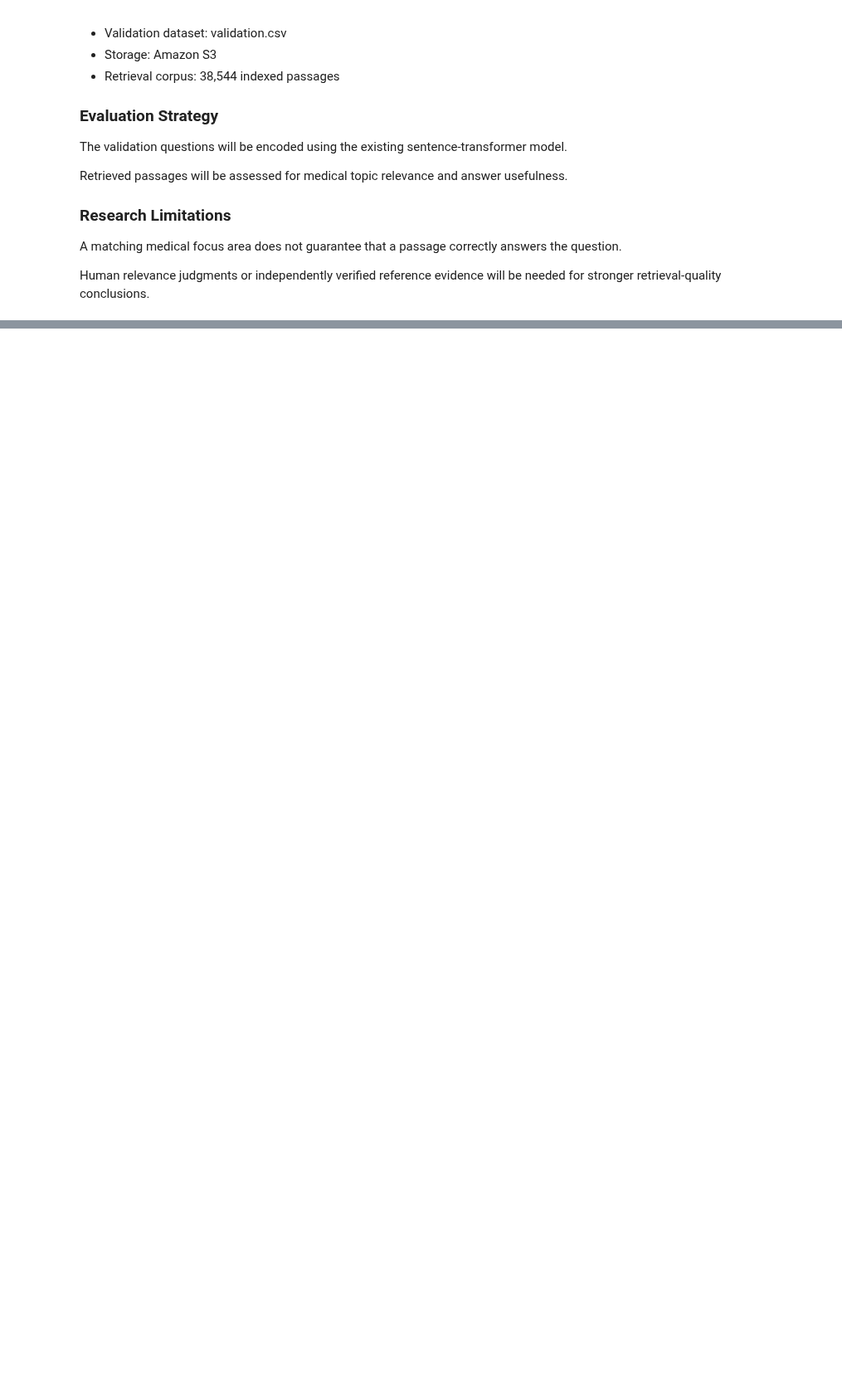
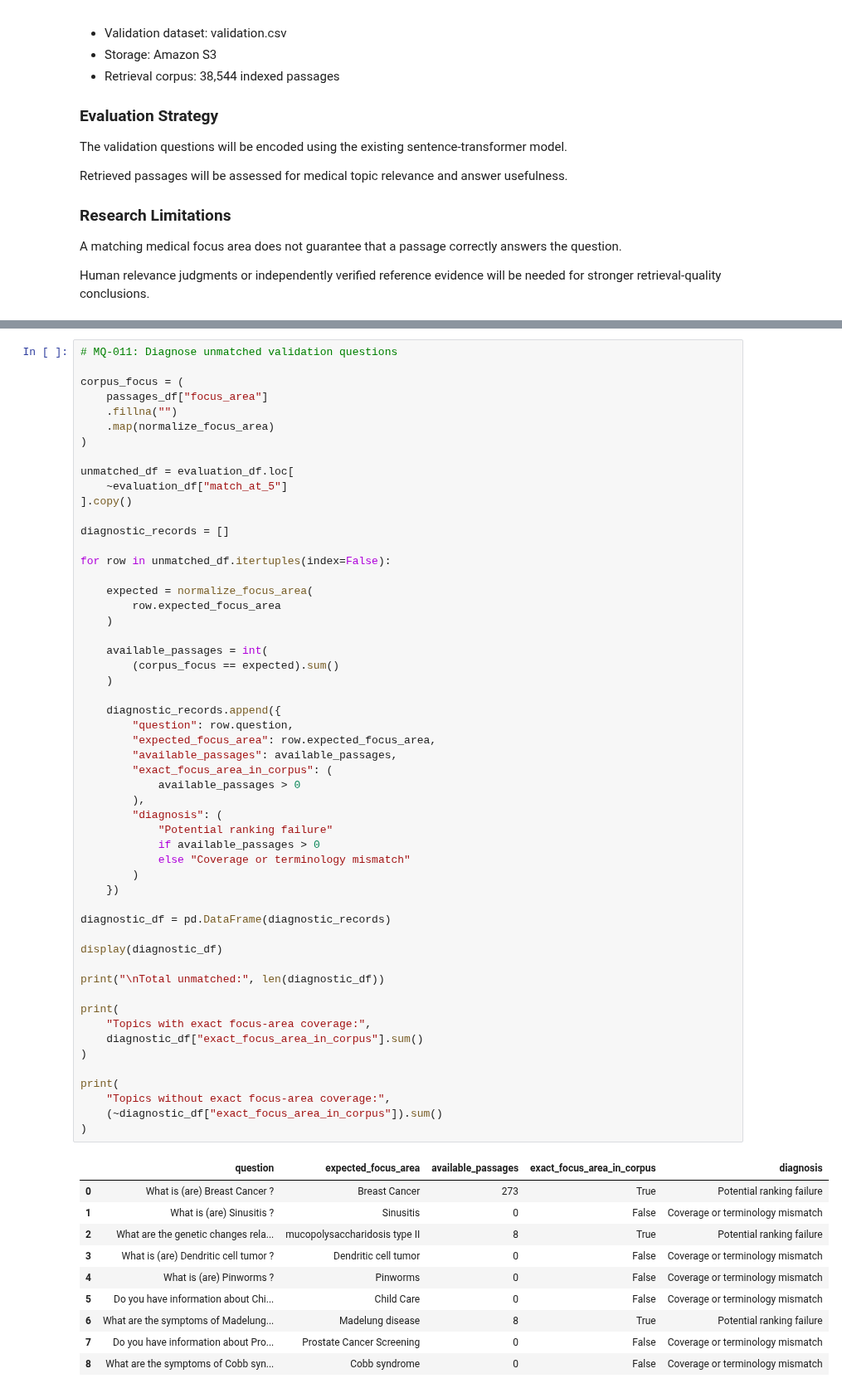
Before and after one commit to McChandra/medical_chatbot, a Jupyter notebook: notebooks/rag_retrieval_evaluation.ipynb, the cells around one changed output, grey strips where cells are left out. Shown at 83% size. Cells and saved outputs as stored; diff of their text form; blank space fills up the shorter version.

```diff
--- a/notebooks/rag_retrieval_evaluation.ipynb
+++ b/notebooks/rag_retrieval_evaluation.ipynb
@@ -291,0 +503,65 @@ retrieval-quality conclusions.
+# %%
+# MQ-011: Diagnose unmatched validation questions
+
+corpus_focus = (
+    passages_df["focus_area"]
+    .fillna("")
+    .map(normalize_focus_area)
+)
+
+unmatched_df = evaluation_df.loc[
+    ~evaluation_df["match_at_5"]
+].copy()
+
+diagnostic_records = []
+
+for row in unmatched_df.itertuples(index=False):
+
+    expected = normalize_focus_area(
+        row.expected_focus_area
+    )
+
+    available_passages = int(
+        (corpus_focus == expected).sum()
+    )
+
+    diagnostic_records.append({
+        "question": row.question,
+        "expected_focus_area": row.expected_focus_area,
+        "available_passages": available_passages,
+        "exact_focus_area_in_corpus": (
+            available_passages > 0
+        ),
+        "diagnosis": (
+            "Potential ranking failure"
+            if available_passages > 0
+            else "Coverage or terminology mismatch"
+        )
+    })
+
+diagnostic_df = pd.DataFrame(diagnostic_records)
+
+display(diagnostic_df)
+
+print("\nTotal unmatched:", len(diagnostic_df))
+
+print(
+    "Topics with exact focus-area coverage:",
+    diagnostic_df["exact_focus_area_in_corpus"].sum()
+)
+
+print(
+    "Topics without exact focus-area coverage:",
+    (~diagnostic_df["exact_focus_area_in_corpus"]).sum()
+)
+# %% [output]
+|  | question | expected_focus_area | available_passages | exact_focus_area_in_corpus | diagnosis |
+| 0 | What is (are) Breast Cancer ? | Breast Cancer | 273 | True | Potential ranking failure |
+| 1 | What is (are) Sinusitis ? | Sinusitis | 0 | False | Coverage or terminology mismatch |
+| 2 | What are the genetic changes rela... | mucopolysaccharidosis type II | 8 | True | Potential ranking failure |
+| 3 | What is (are) Dendritic cell tumor ? | Dendritic cell tumor | 0 | False | Coverage or terminology mismatch |
+| 4 | What is (are) Pinworms ? | Pinworms | 0 | False | Coverage or terminology mismatch |
+| 5 | Do you have information about Chi... | Child Care | 0 | False | Coverage or terminology mismatch |
+| 6 | What are the symptoms of Madelung... | Madelung disease | 8 | True | Potential ranking failure |
+| 7 | Do you have information about Pro... | Prostate Cancer Screening | 0 | False | Coverage or terminology mismatch |
+| 8 | What are the symptoms of Cobb syn... | Cobb syndrome | 0 | False | Coverage or terminology mismatch |
```
Also changed, not shown: parts of 9 cells of this notebook.
